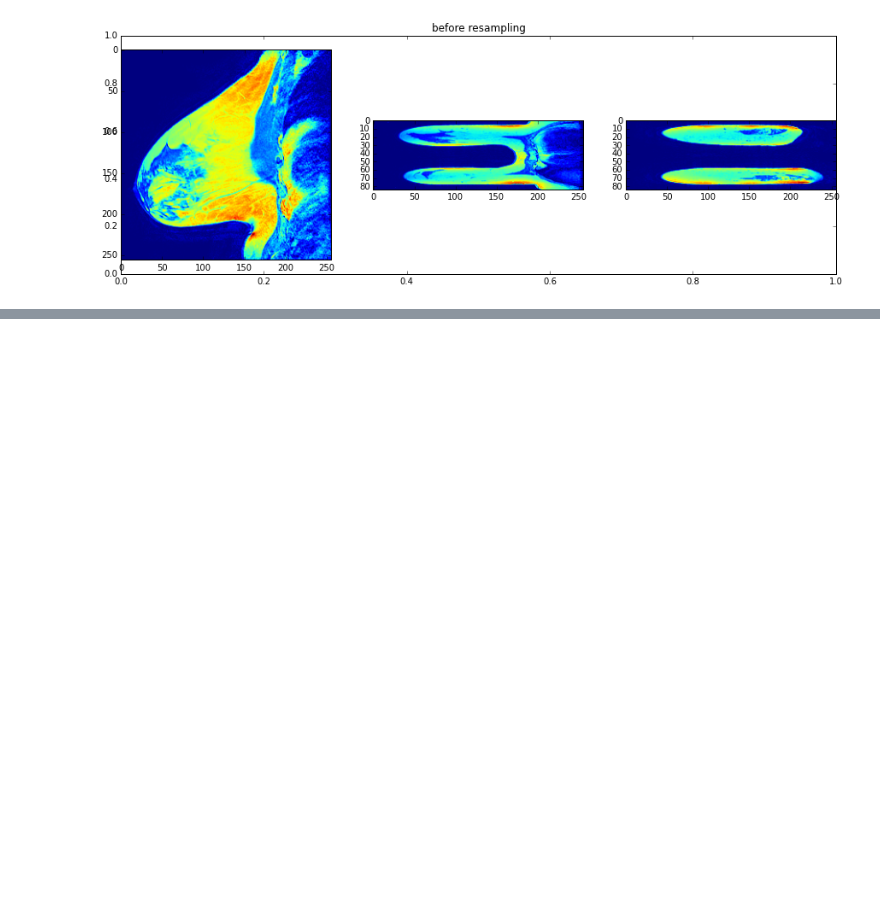
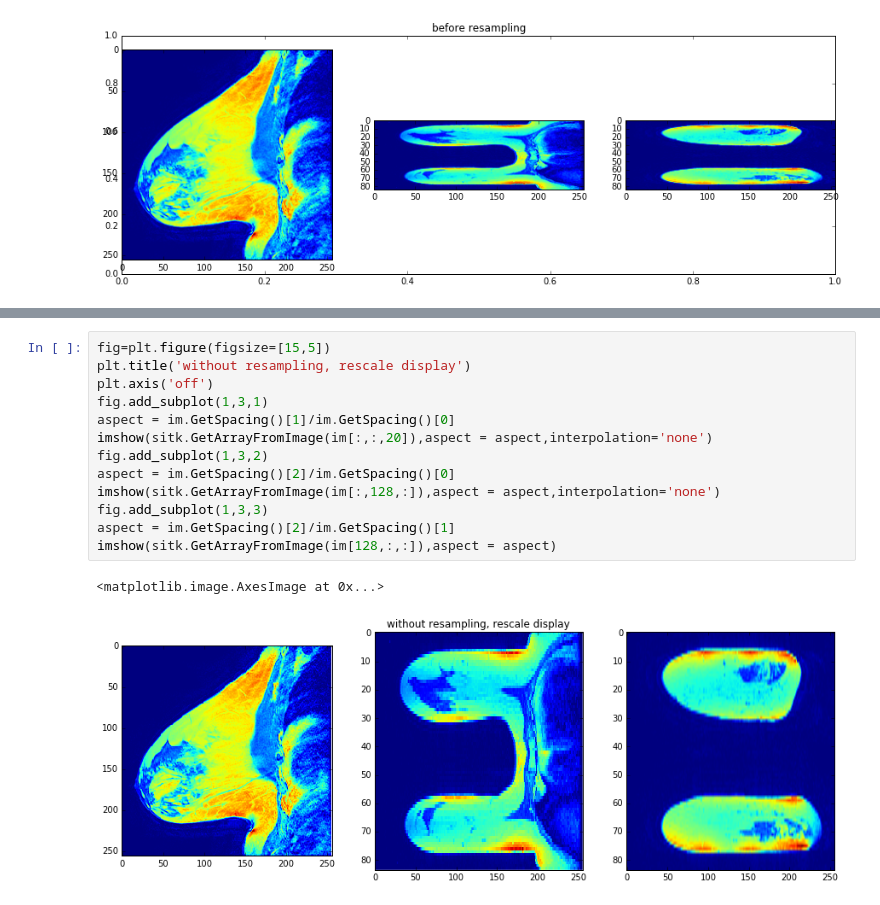
Before and after one commit to almartel/starting_python, a Jupyter notebook: Using SimpleITK.ipynb, the cells around one changed output, grey strips where cells are left out. Drawn from its saved outputs; the diff is of its cells as text; blank space fills up the shorter version.

Commit message:
Add files via upload
Added example of setting the aspect ratio

```diff
--- a/Using SimpleITK.ipynb
+++ b/Using SimpleITK.ipynb
@@ -141,0 +149,16 @@ imshow(sitk.GetArrayFromImage(cube[90,:,:]))
+# %%
+fig=plt.figure(figsize=[15,5])
+plt.title('without resampling, rescale display')
+plt.axis('off')
+fig.add_subplot(1,3,1)
+aspect = im.GetSpacing()[1]/im.GetSpacing()[0]
+imshow(sitk.GetArrayFromImage(im[:,:,20]),aspect = aspect,interpolation='none')
+fig.add_subplot(1,3,2)
+aspect = im.GetSpacing()[2]/im.GetSpacing()[0]
+imshow(sitk.GetArrayFromImage(im[:,128,:]),aspect = aspect,interpolation='none')
+fig.add_subplot(1,3,3)
+aspect = im.GetSpacing()[2]/im.GetSpacing()[1]
+imshow(sitk.GetArrayFromImage(im[128,:,:]),aspect = aspect)
+# %% [output]
+<matplotlib.image.AxesImage at 0x...>
+[figure, added]
```
Also changed, not shown: parts of 7 cells of this notebook.
